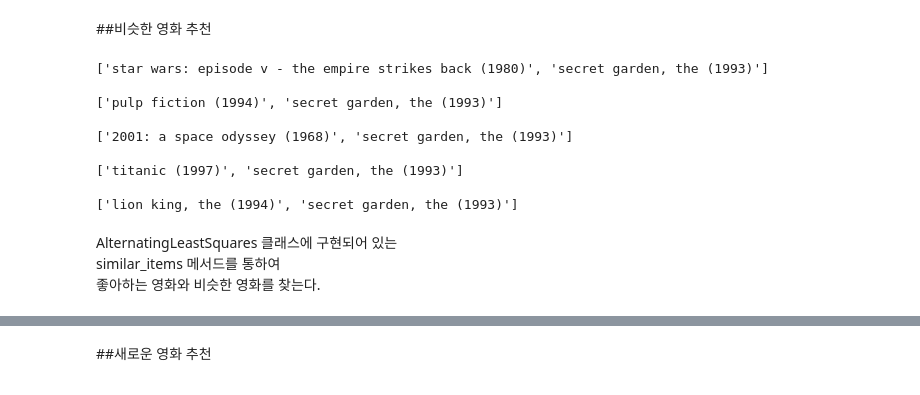
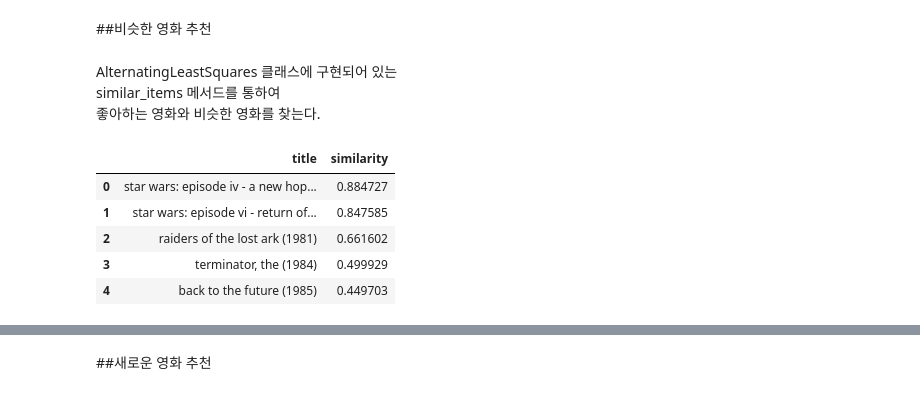
Before and after one commit to minseok0809/aiffel-ai-project, a Jupyter notebook: ai-study/[E_15]RecommenderSystem(Movie).ipynb, the cells around one changed output, grey strips where cells are left out. Drawn from its saved outputs; the diff is of its cells as text; code cells hidden in the pictures.

```diff
--- a/ai-study/[E_15]RecommenderSystem(Movie).ipynb
+++ b/ai-study/[E_15]RecommenderSystem(Movie).ipynb
@@ -480,18 +479,36 @@ def get_similar_title(title_name: str):
-# %%
-for i in favorite_title_list:
-  print(get_similar_title(i))
-  print()
-# %% [output]
-['star wars: episode v - the empire strikes back (1980)', 'secret garden, the (1993)']
-
-['pulp fiction (1994)', 'secret garden, the (1993)']
-
-['2001: a space odyssey (1968)', 'secret garden, the (1993)']
-
-['titanic (1997)', 'secret garden, the (1993)']
-
-['lion king, the (1994)', 'secret garden, the (1993)']
+# %%
+def get_similar_title(title_name: str):
+    title_id = title_to_idx[title_name]
+    similar_title = als_model.similar_items(title_id)
+    similar_title = [i for i in similar_title]
+
+    a = []
+
+    for i, j in enumerate(similar_title):
+      a.append(j[1:6])
+
+    favorite_similar = pd.DataFrame(index=range(0, 1), columns = {'0'})
+
+    for i in range(2):
+      favorite_similar_list = []
+      favorite_similar_list.append(title_unique[a[0]])
+      favorite_similar_list.append(a[1])
+      favorite_similar_df = pd.DataFrame(favorite_similar_list).transpose()
+      favorite_similar =  favorite_similar.append(favorite_similar_df)
+      favorite_movie_similar = favorite_similar.iloc[1:6, :-1]
+      favorite_movie_similar.columns = ['title', 'similarity']
+
+    return favorite_movie_similar
 # %% [markdown]
 AlternatingLeastSquares 클래스에 구현되어 있는
 <br/>similar_items 메서드를 통하여
 <br/>좋아하는 영화와 비슷한 영화를 찾는다.
+# %%
+get_similar_title('star wars: episode v - the empire strikes back (1980)')
+# %% [output]
+|  | title | similarity |
+| 0 | star wars: episode iv - a new hop... | 0.884727 |
+| 1 | star wars: episode vi - return of... | 0.847585 |
+| 2 | raiders of the lost ark (1981) | 0.661602 |
+| 3 | terminator, the (1984) | 0.499929 |
+| 4 | back to the future (1985) | 0.449703 |
```
Also changed, not shown: parts of 28 cells of this notebook.
